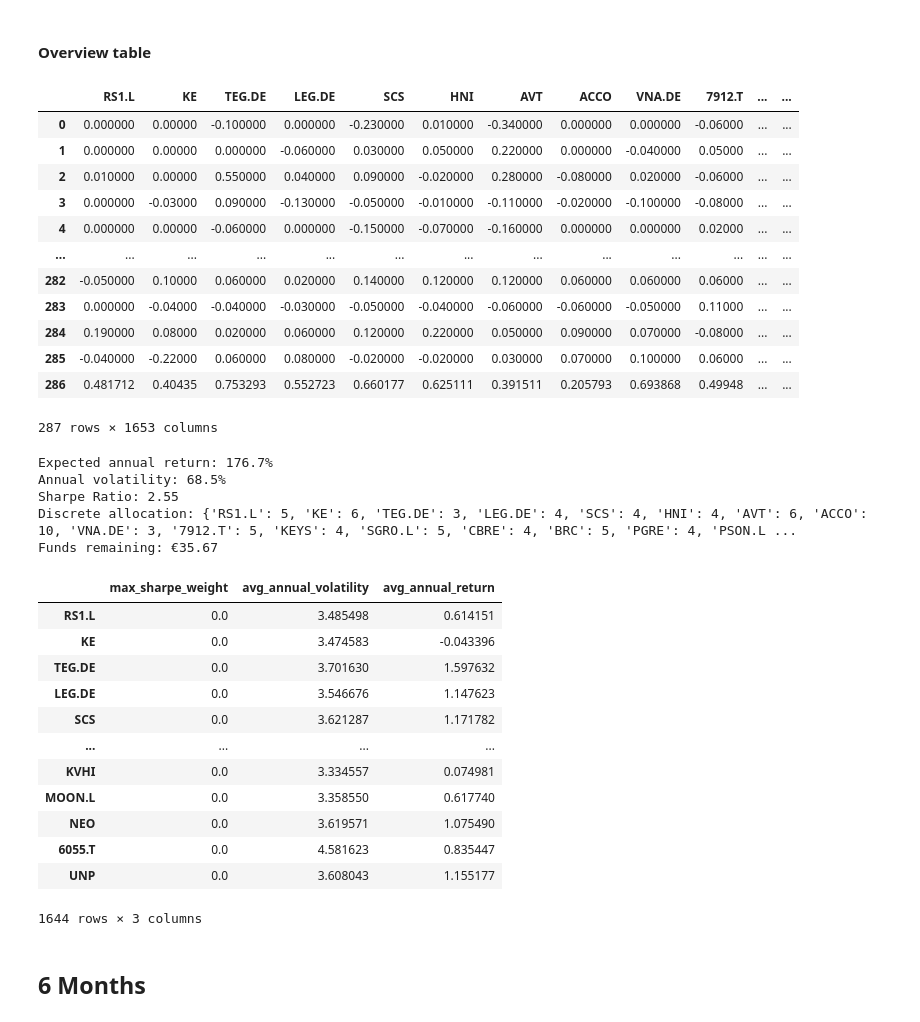
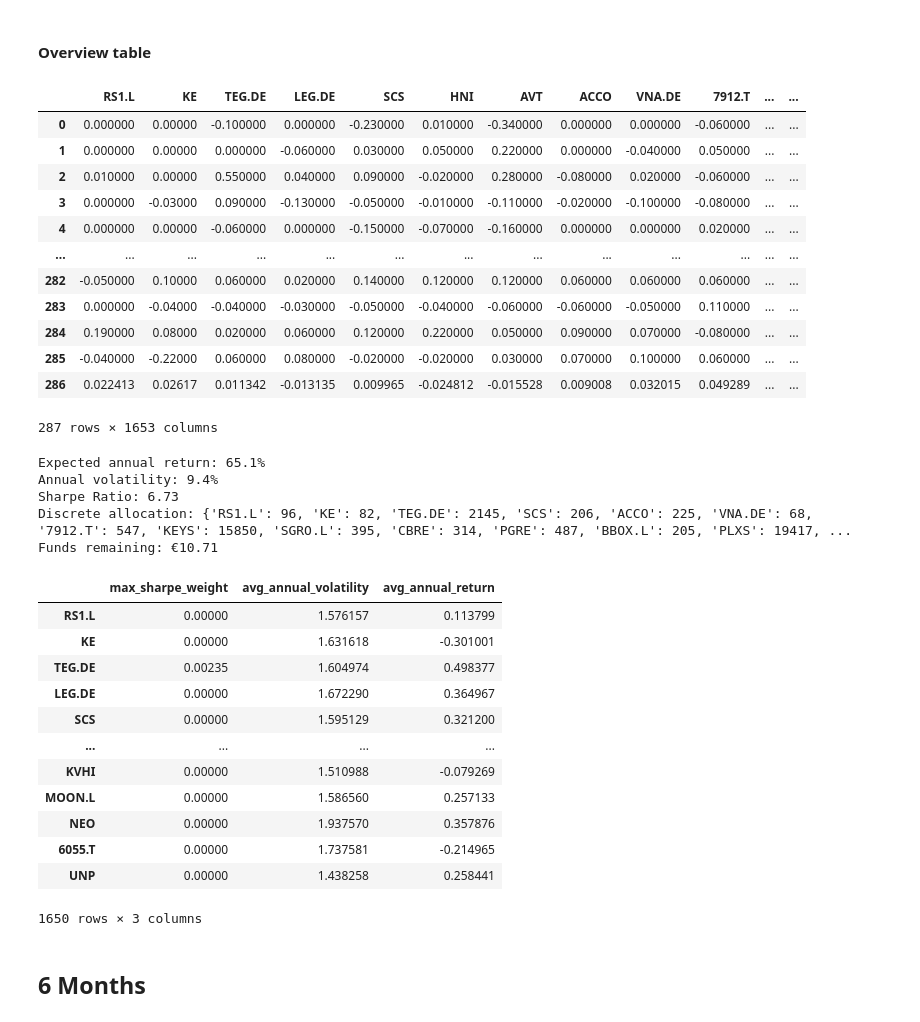
Before and after one commit to Herb-sh/sustainability_portfolio_optimisation, a Jupyter notebook: notebooks/4. models/XGBooster/4.3.1.XGBooster-univariate.ipynb, the cells around one changed output. Saved outputs shown, nothing was run; the diff lists cells and outputs as text; code cells hidden in the pictures.

```diff
--- a/notebooks/4. models/XGBooster/4.3.1.XGBooster-univariate.ipynb
+++ b/notebooks/4. models/XGBooster/4.3.1.XGBooster-univariate.ipynb
@@ -51,10 +52,10 @@ df_tabular[df_tabular["m_return_target(t+1)"].isna()][["date", "stock_ticker_lab
 # %%
 importlib.reload(train_test)
 
-X_train, y_train, X_test, y_test = train_test.get_train_test(df_tabular, months=60)
+X_train, y_train, X_test, y_test, min_datestr = train_test.get_train_test(df_tabular, months=60)
 
-model = xgboost.XGBRegressor(n_estimators=1000)
-model.fit(X_train, y_train,
+model_1m = xgboost.XGBRegressor(n_estimators=1000)
+model_1m.fit(X_train, y_train,
           eval_set=[(X_train, y_train), (X_test, y_test)],
           verbose=False)
 # %% [output]
@@ -70,9 +71,9 @@ XGBRegressor(base_score=None, booster=None, callbacks=None,
              multi_strategy=None, n_estimators=1000, n_jobs=None,
              num_parallel_tree=None, random_state=None, ...)
 # %%
-importlib.reload(comparison)
+importlib.reload(train_test)
 months_1m = 1
-X_train_1m, y_train_1m, X_test_1m, y_test_1m = train_test.get_train_test(df_tabular, months=1)
+X_train_1m, y_train_1m, X_test_1m, y_test_1m, min_datestr = train_test.get_train_test(df_tabular, months=1)
 # reset index
 X_train_1m.reset_index(drop=True, inplace=True)
 y_train_1m.reset_index(drop=True, inplace=True)
@@ -88,3 +82,15 @@ y_train_mean_pred_1m, y_test_mean_pred_1m = comparison.get_train_test_mean_pred(
+# %%
+dt = datetime.strptime(min_datestr, '%Y-%m-%d')
+
+# get all training months without the last 6 months
+X_train_input_1m = X_train_1m.head(len(X_train_1m) - len(df.columns) * months_1m)
+# Get last 6 months of the training dataset and use as input to predict the next 6 months
+X_test_input_1m = X_train_1m.tail(len(df.columns) * months_1m)
+
+# Trained
+y_train_pred_1m = model_1m.predict(X_train_input_1m)
+# Predictions
+y_test_pred_1m = model_1m.predict(X_test_input_1m)
 # %% [markdown]
 ### 1 month Actual vs Prediction
 # %%
@@ -97,26 +106,26 @@ comparison.generate_plot(df, df_tabular, y_train_mean_pred_1m, y_test_mean_pred_
 # %%
 importlib.reload(comparison)
 
 # Get train true values followed with predicted month/s
 y_train_1m_list = y_train_1m['m_return_target(t+1)'].tolist()
 y_test_1m_list = y_test_pred_1m.tolist()
 #
-df_to_evaluate_1m = comparison.get_df_to_evaluate(df, y_train_1m_list, y_test_1m_list)
+df_to_evaluate_1m = comparison.get_df_from_pred_list(df, y_train_1m_list, y_test_1m_list)
 df_to_evaluate_1m = df_to_evaluate_1m - 1
 df_to_evaluate_1m
 # %% [output]
 |  | RS1.L | KE | TEG.DE | LEG.DE | SCS | HNI | AVT | ACCO | VNA.DE | 7912.T | ... | ... |
-| 0 | 0.000000 | 0.00000 | -0.100000 | 0.000000 | -0.230000 | 0.010000 | -0.340000 | 0.000000 | 0.000000 | -0.06000 | ... | ... |
-| 1 | 0.000000 | 0.00000 | 0.000000 | -0.060000 | 0.030000 | 0.050000 | 0.220000 | 0.000000 | -0.040000 | 0.05000 | ... | ... |
-| 2 | 0.010000 | 0.00000 | 0.550000 | 0.040000 | 0.090000 | -0.020000 | 0.280000 | -0.080000 | 0.020000 | -0.06000 | ... | ... |
-| 3 | 0.000000 | -0.03000 | 0.090000 | -0.130000 | -0.050000 | -0.010000 | -0.110000 | -0.020000 | -0.100000 | -0.08000 | ... | ... |
-| 4 | 0.000000 | 0.00000 | -0.060000 | 0.000000 | -0.150000 | -0.070000 | -0.160000 | 0.000000 | 0.000000 | 0.02000 | ... | ... |
+| 0 | 0.000000 | 0.00000 | -0.100000 | 0.000000 | -0.230000 | 0.010000 | -0.340000 | 0.000000 | 0.000000 | -0.060000 | ... | ... |
+| 1 | 0.000000 | 0.00000 | 0.000000 | -0.060000 | 0.030000 | 0.050000 | 0.220000 | 0.000000 | -0.040000 | 0.050000 | ... | ... |
+| 2 | 0.010000 | 0.00000 | 0.550000 | 0.040000 | 0.090000 | -0.020000 | 0.280000 | -0.080000 | 0.020000 | -0.060000 | ... | ... |
+| 3 | 0.000000 | -0.03000 | 0.090000 | -0.130000 | -0.050000 | -0.010000 | -0.110000 | -0.020000 | -0.100000 | -0.080000 | ... | ... |
+| 4 | 0.000000 | 0.00000 | -0.060000 | 0.000000 | -0.150000 | -0.070000 | -0.160000 | 0.000000 | 0.000000 | 0.020000 | ... | ... |
 | ... | ... | ... | ... | ... | ... | ... | ... | ... | ... | ... | ... | ... |
-| 282 | -0.050000 | 0.10000 | 0.060000 | 0.020000 | 0.140000 | 0.120000 | 0.120000 | 0.060000 | 0.060000 | 0.06000 | ... | ... |
-| 283 | 0.000000 | -0.04000 | -0.040000 | -0.030000 | -0.050000 | -0.040000 | -0.060000 | -0.060000 | -0.050000 | 0.11000 | ... | ... |
-| 284 | 0.190000 | 0.08000 | 0.020000 | 0.060000 | 0.120000 | 0.220000 | 0.050000 | 0.090000 | 0.070000 | -0.08000 | ... | ... |
-| 285 | -0.040000 | -0.22000 | 0.060000 | 0.080000 | -0.020000 | -0.020000 | 0.030000 | 0.070000 | 0.100000 | 0.06000 | ... | ... |
-| 286 | 0.481712 | 0.40435 | 0.753293 | 0.552723 | 0.660177 | 0.625111 | 0.391511 | 0.205793 | 0.693868 | 0.49948 | ... | ... |
+| 282 | -0.050000 | 0.10000 | 0.060000 | 0.020000 | 0.140000 | 0.120000 | 0.120000 | 0.060000 | 0.060000 | 0.060000 | ... | ... |
+| 283 | 0.000000 | -0.04000 | -0.040000 | -0.030000 | -0.050000 | -0.040000 | -0.060000 | -0.060000 | -0.050000 | 0.110000 | ... | ... |
+| 284 | 0.190000 | 0.08000 | 0.020000 | 0.060000 | 0.120000 | 0.220000 | 0.050000 | 0.090000 | 0.070000 | -0.080000 | ... | ... |
+| 285 | -0.040000 | -0.22000 | 0.060000 | 0.080000 | -0.020000 | -0.020000 | 0.030000 | 0.070000 | 0.100000 | 0.060000 | ... | ... |
+| 286 | 0.022413 | 0.02617 | 0.011342 | -0.013135 | 0.009965 | -0.024812 | -0.015528 | 0.009008 | 0.032015 | 0.049289 | ... | ... |
 287 rows × 1653 columns
 # %%
 importlib.reload(comparison)
@@ -136,24 +145,24 @@ df_view_1m['avg_annual_return'] = mu_1m.values
 #
 df_view_1m
 # %% [output]
-Expected annual return: 176.7%
-Annual volatility: 68.5%
-Sharpe Ratio: 2.55
-Discrete allocation: {'RS1.L': 5, 'KE': 6, 'TEG.DE': 3, 'LEG.DE': 4, 'SCS': 4, 'HNI': 4, 'AVT': 6, 'ACCO': 10, 'VNA.DE': 3, '7912.T': 5, 'KEYS': 4, 'SGRO.L': 5, 'CBRE': 4, 'BRC': 5, 'PGRE': 4, 'PSON.L ...
-Funds remaining: €35.67
+Expected annual return: 65.1%
+Annual volatility: 9.4%
+Sharpe Ratio: 6.73
+Discrete allocation: {'RS1.L': 96, 'KE': 82, 'TEG.DE': 2145, 'SCS': 206, 'ACCO': 225, 'VNA.DE': 68, '7912.T': 547, 'KEYS': 15850, 'SGRO.L': 395, 'CBRE': 314, 'PGRE': 487, 'BBOX.L': 205, 'PLXS': 19417, ...
+Funds remaining: €10.71
 |  | max_sharpe_weight | avg_annual_volatility | avg_annual_return |
-| RS1.L | 0.0 | 3.485498 | 0.614151 |
-| KE | 0.0 | 3.474583 | -0.043396 |
-| TEG.DE | 0.0 | 3.701630 | 1.597632 |
-| LEG.DE | 0.0 | 3.546676 | 1.147623 |
-| SCS | 0.0 | 3.621287 | 1.171782 |
+| RS1.L | 0.00000 | 1.576157 | 0.113799 |
+| KE | 0.00000 | 1.631618 | -0.301001 |
+| TEG.DE | 0.00235 | 1.604974 | 0.498377 |
+| LEG.DE | 0.00000 | 1.672290 | 0.364967 |
+| SCS | 0.00000 | 1.595129 | 0.321200 |
 | ... | ... | ... | ... |
-| KVHI | 0.0 | 3.334557 | 0.074981 |
-| MOON.L | 0.0 | 3.358550 | 0.617740 |
-| NEO | 0.0 | 3.619571 | 1.075490 |
-| 6055.T | 0.0 | 4.581623 | 0.835447 |
-| UNP | 0.0 | 3.608043 | 1.155177 |
+| KVHI | 0.00000 | 1.510988 | -0.079269 |
+| MOON.L | 0.00000 | 1.586560 | 0.257133 |
+| NEO | 0.00000 | 1.937570 | 0.357876 |
+| 6055.T | 0.00000 | 1.737581 | -0.214965 |
+| UNP | 0.00000 | 1.438258 | 0.258441 |
-1644 rows × 3 columns
+1650 rows × 3 columns
 # %% [markdown]
 ## 6 Months
 # %%
```
Also changed, not shown: parts of 21 cells of this notebook, 3 other files.
